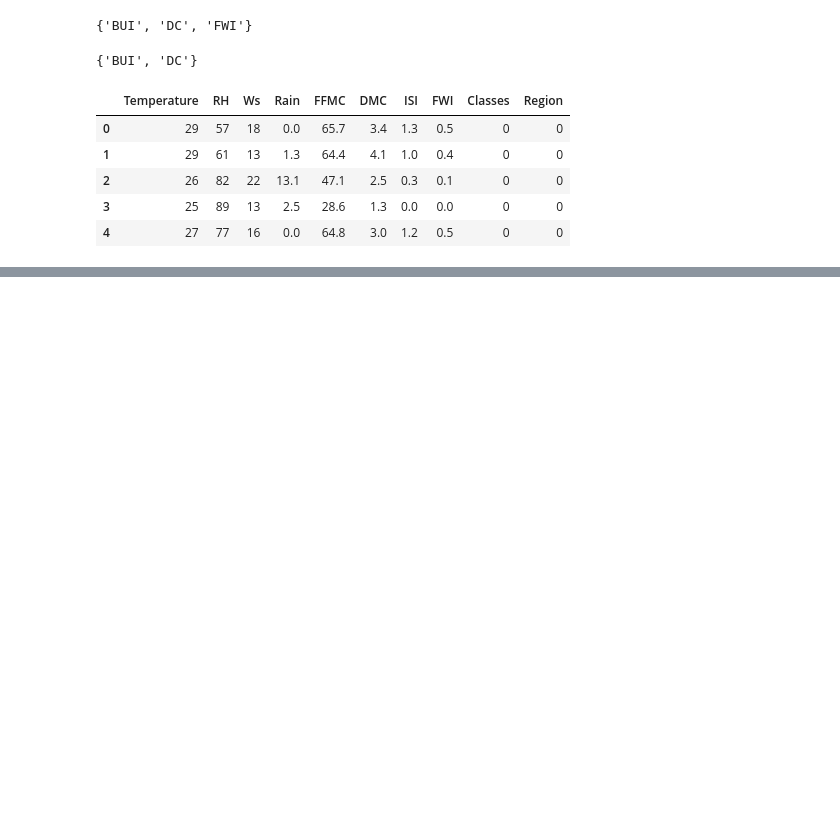
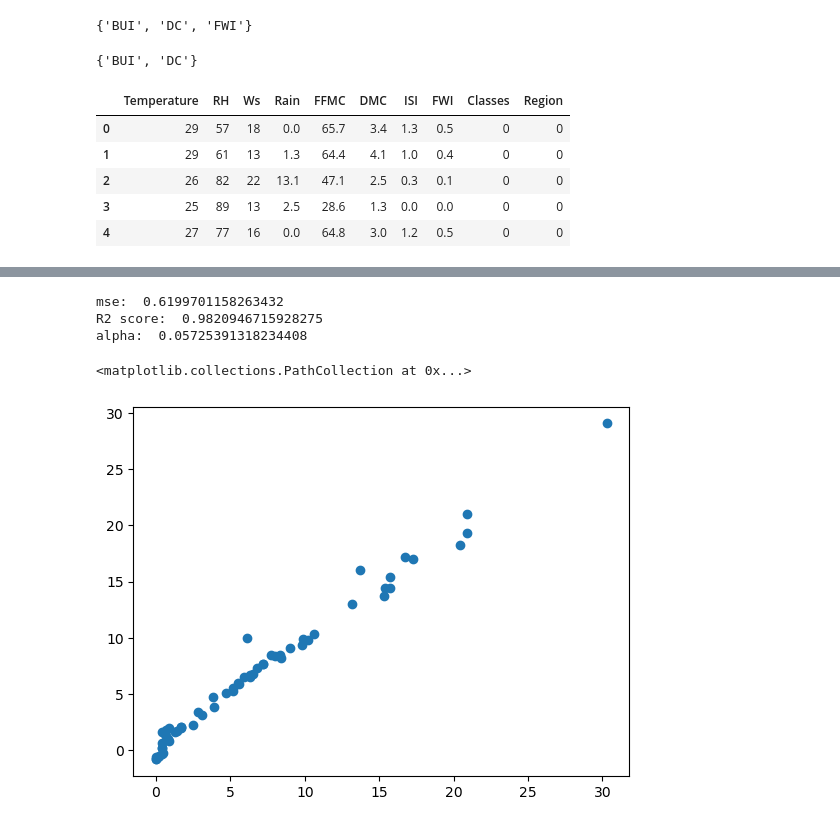
Before and after one commit to Tafheem-Ahemad/Machine-Learning, a Jupyter notebook: 03Ridge_Lasso_Elasticnet/modelSelection.ipynb, the cells around one changed output, grey strips where cells are left out. Cells and saved outputs as stored; diff of their text form; code cells hidden in the pictures; blank space fills up the shorter version.

```diff
--- a/03Ridge_Lasso_Elasticnet/modelSelection.ipynb
+++ b/03Ridge_Lasso_Elasticnet/modelSelection.ipynb
@@ -96,0 +135,14 @@ Y=df["FWI"]
+# %%
+# Lasso CV regression (Cross Validetion)
+lassocv=LassoCV()
+lassocv.fit(X_train,Y_train)
+print("mse: ",mean_absolute_error(Y_test,lassocv.predict(X_test)))
+print("R2 score: ",r2_score(Y_test,lassocv.predict(X_test)))
+print("alpha: ",lassocv.alpha_)
+plt.scatter(Y_test,lassocv.predict(X_test))
+# %% [output]
+mse:  0.6199701158263432
+R2 score:  0.9820946715928275
+alpha:  0.05725391318234408
+<matplotlib.collections.PathCollection at 0x...>
+[figure, added]
```
Also changed, not shown: parts of 13 cells of this notebook.
